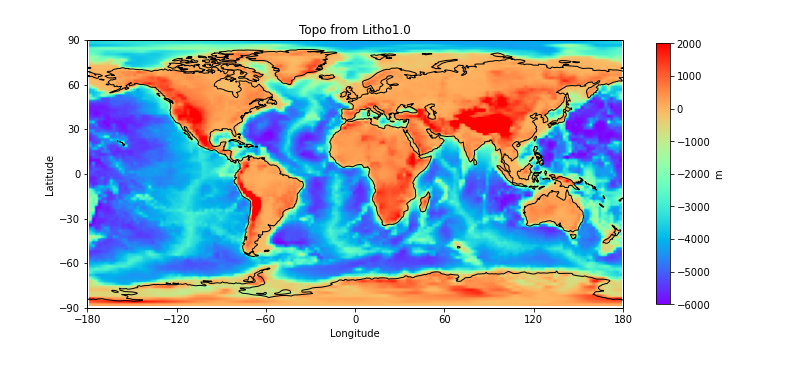
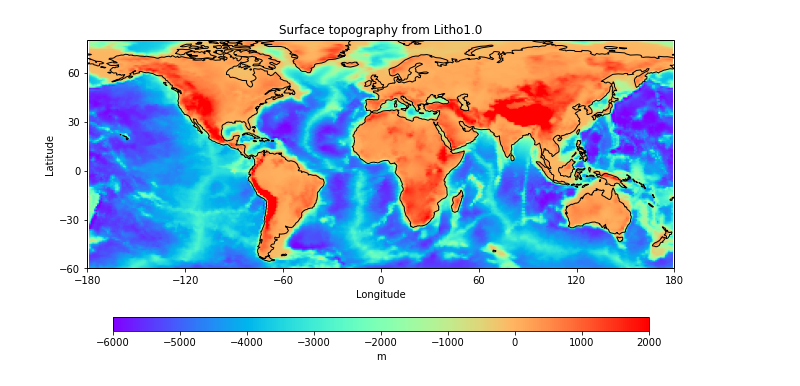
Before and after one commit to NengLu/Isostasy, a Jupyter notebook: Notebooks/1_01_01_Lamb2020_WLI.ipynb, the cells around one changed output. Drawn from its saved outputs; the diff is of its cells as text; code cells hidden in the pictures.

```diff
--- a/Notebooks/1_01_01_Lamb2020_WLI.ipynb
+++ b/Notebooks/1_01_01_Lamb2020_WLI.ipynb
@@ -26,6 +27,24 @@ from matplotlib import cm
 import cartopy
 import cartopy.crs as ccrs
 import cartopy.feature as cfeature
+# %%
+def read_xyzfile(fname,order,dlon,dlat):
+    data = np.loadtxt(fname)
+    if order == "lonlat":
+        lons,lats,z = data[:,0],data[:,1],data[:,2]
+    if order == "latlon":
+        lats,lons,z = data[:,0],data[:,1],data[:,2]
+    minlon,maxlon,minlat,maxlat = lons.min(),lons.max(),lats.min(),lats.max()
+    extent = (minlon,maxlon,minlat,maxlat)
+    nlon = int((maxlon-minlon)/dlon+1)
+    nlat = int((maxlat-minlat)/dlat+1)
+    size = nlon*nlat
+    data = np.zeros((nlat,nlon))
+    for i in range(size):
+        lon_idx = np.around((lons[i]-minlon)/dlon).astype("int")
+        lat_idx = np.around((lats[i]-maxlat)/dlat).astype("int")
+        data[lat_idx,lon_idx]=z[i]
+    return data,extent
 # %%
 # parameters for cartopy
 rivers    = cfeature.NaturalEarthFeature('physical', 'rivers_lake_centerlines', '50m',
@@ -64,0 +86,4 @@ $\beta  = \rho_a/(\rho_m-\rho_a)$
+# %%
+fname = "../Data/Lamb2020/ds03.xyz"
+dlon_dtopo,dlat_dtopo = 1,1
+data_dtopo,extent_dtopo= read_xyzfile(fname,"lonlat",dlon_dtopo,dlat_dtopo)
@@ -65,15 +341,6 @@ $\beta  = \rho_a/(\rho_m-\rho_a)$
 # %%
-# load conductive lithosphere thickness from Priestley2019
-fname = "../Data/CAM2016/CAM2016Litho/CAM2016Litho"
-data = np.loadtxt(fname)
-lons,lats,z = data[:,1],data[:,0],data[:,2]
-dlon,dlat = 2, 2
-
-minlon,maxlon,minlat,maxlat = lons.min(),lons.max(),lats.min(),lats.max()
-extent = (minlon,maxlon,minlat,maxlat)
-
+minlon,maxlon,minlat,maxlat = extent_dtopo
+dlon,dlat = dlon_dtopo,dlat_dtopo
 nlon = int((maxlon-minlon)/dlon+1)
 nlat = int((maxlat-minlat)/dlat+1)
-size = nlon*nlat
-
 lonv, latv = np.meshgrid(np.linspace(minlon,maxlon,nlon), np.linspace(minlat,maxlat,nlat), indexing='xy')
@@ -116,19 +356,20 @@ cthickness2 = (l3 - l2) # exclude the topo
 # %%
 # Fig.2a in Lamb2020
 
 data_img = topo*1000
-extent_img = extent
-fname_fig = "Topo from Litho1.0"
+extent_img = extent_dtopo
+extent_fig = extent_dtopo
+fname_fig = "Surface topography from Litho1.0"
 cmap_img = cm.rainbow
 
 fig, ax = plt.subplots(1, 1, figsize=(12,6))
 ax = plt.axes(projection=prj_base)
 ax.set(xlabel='Longitude', ylabel='Latitude',xticks=xticks_global,yticks=yticks_global,title=fname_fig)
-ax.set_global()
+ax.set_extent(extent_fig)
 m=ax.imshow(data_img, origin='lower',cmap=cmap_img,vmin=-6000,vmax=2000,extent=extent_img, transform=prj_base)
-cbr = plt.colorbar(mappable=m,shrink=0.8) #, orientation='horizontal', shrink=0.8)
+cbr = plt.colorbar(mappable=m, orientation='horizontal', shrink=0.8, aspect=40)
 cbr.set_label("m")
 ax.add_feature(coastline, linewidth=1.0, edgecolor="Black", zorder=5)
 plt.savefig((outputPath+fname_fig+'.png'),dpi=dpi,bbox_inches='tight')
 # %% [output]
-[figure, old version]
+[figure, new version]
```
Also changed, not shown: parts of 32 cells of this notebook, 32 other files.
